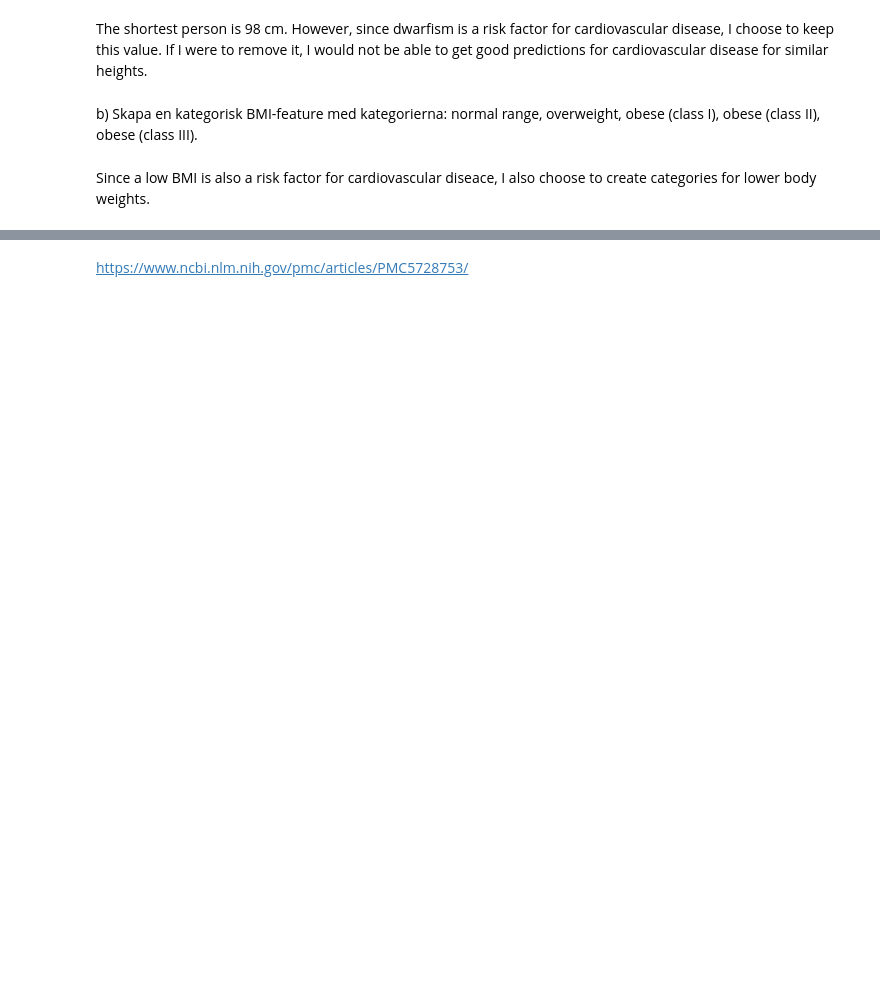
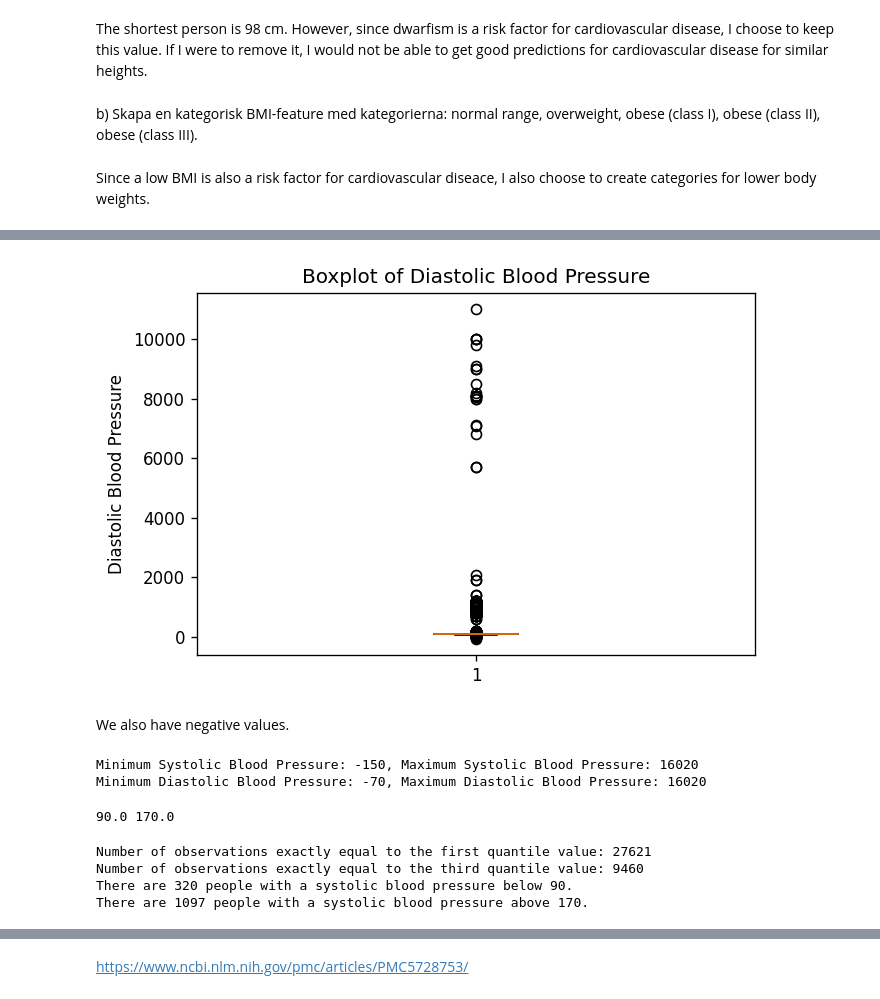
Before and after one commit to Anna-MariaSjolund/Machine-learning, a Jupyter notebook: labs/lab_disease_prediction.ipynb, the cells around one changed output, grey strips where cells are left out. Saved outputs shown, nothing was run; the diff lists cells and outputs as text; code cells hidden in the pictures; blank space fills up the shorter version.

```diff
--- a/labs/lab_disease_prediction.ipynb
+++ b/labs/lab_disease_prediction.ipynb
@@ -346,0 +365,33 @@ df_cardio
+# %%
+fig, ax = plt.subplots(dpi=120)
+ax.boxplot(df_cardio["ap_lo"]);
+ax.set_title("Boxplot of Diastolic Blood Pressure")
+ax.set_ylabel("Diastolic Blood Pressure");
+# %% [output]
+[figure, added]
+# %% [markdown]
+We also have negative values.
+# %%
+print(f"Minimum Systolic Blood Pressure: {df_cardio['ap_hi'].min()}, Maximum Systolic Blood Pressure: {df_cardio['ap_hi'].max()}")
+print(f"Minimum Diastolic Blood Pressure: {df_cardio['ap_lo'].min()}, Maximum Diastolic Blood Pressure: {df_cardio['ap_hi'].max()}")
+# %% [output]
+Minimum Systolic Blood Pressure: -150, Maximum Systolic Blood Pressure: 16020
+Minimum Diastolic Blood Pressure: -70, Maximum Diastolic Blood Pressure: 16020
+# %%
+outlier_low_ap_hi, outlier_high_ap_hi = outlier_cut_off(df_cardio["ap_hi"])
+print(outlier_low_ap_hi, outlier_high_ap_hi)
+# %% [output]
+90.0 170.0
+# %%
+ap_hi_quant25= np.percentile(df_cardio["ap_hi"], q=25)
+ap_hi_quant75= np.percentile(df_cardio["ap_hi"], q=75)
+
+print(f"Number of observations exactly equal to the first quantile value: {len(df_cardio[df_cardio['ap_hi'] == ap_hi_quant25])}")
+print(f"Number of observations exactly equal to the third quantile value: {len(df_cardio[df_cardio['ap_hi'] == ap_hi_quant75])}")
+print(f"There are {len(df_cardio[df_cardio['ap_hi'] < 90])} people with a systolic blood pressure below 90.")
+print(f"There are {len(df_cardio[df_cardio['ap_hi'] > 170])} people with a systolic blood pressure above 170.")
+# %% [output]
+Number of observations exactly equal to the first quantile value: 27621
+Number of observations exactly equal to the third quantile value: 9460
+There are 320 people with a systolic blood pressure below 90.
+There are 1097 people with a systolic blood pressure above 170.
```
Also changed, not shown: parts of 32 cells of this notebook.
